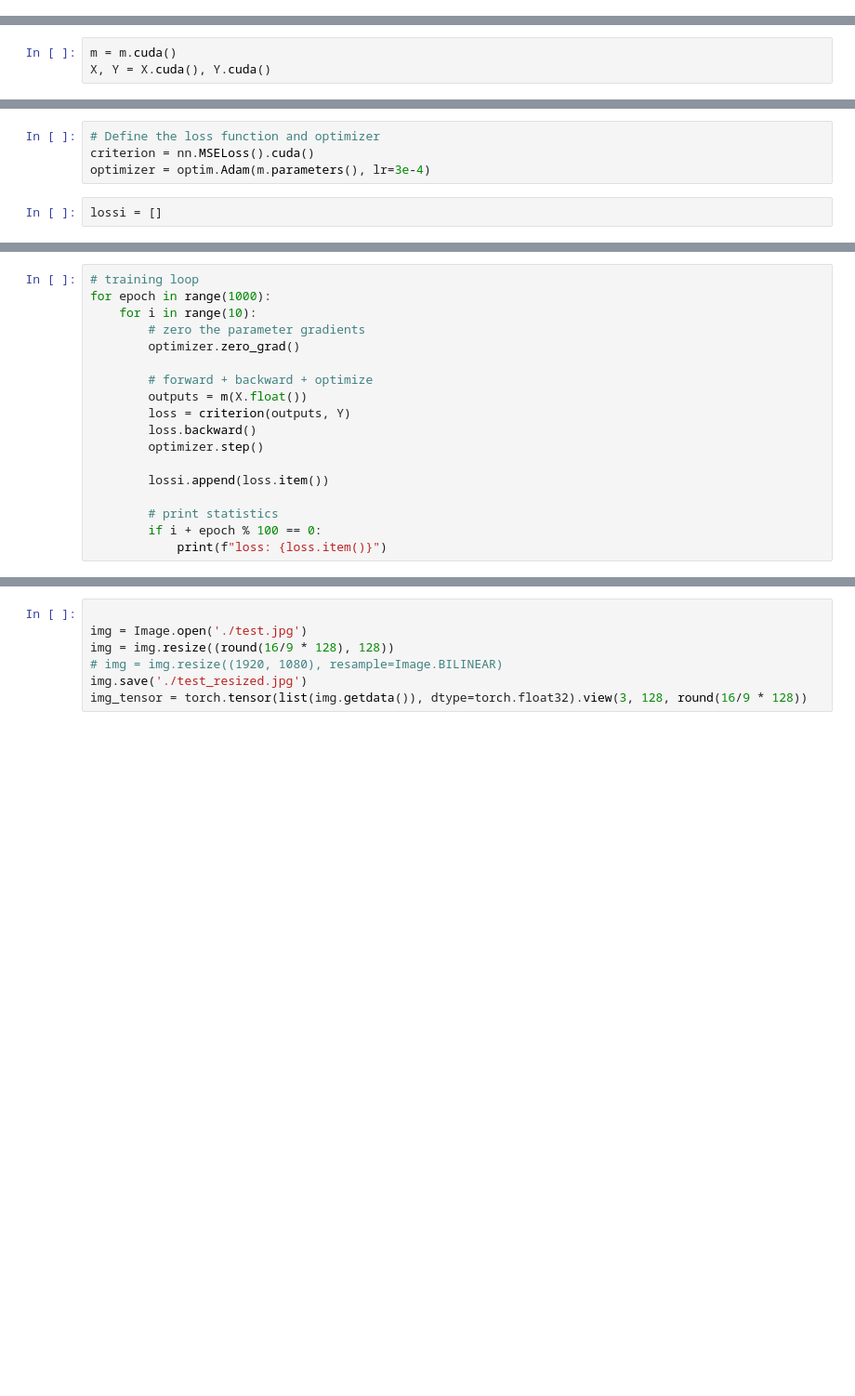
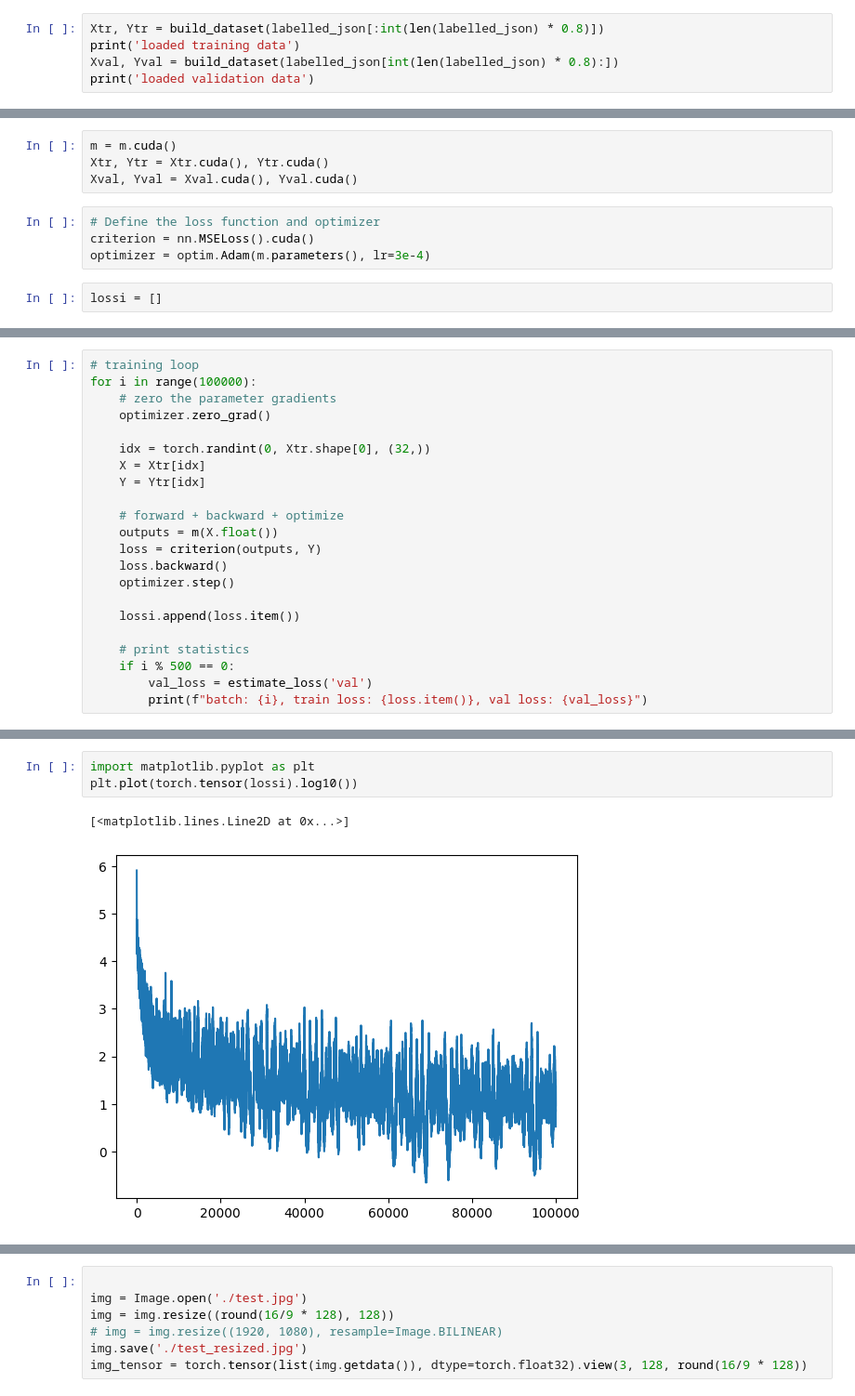
Before and after one commit to EvanChisholm1/trace, a Jupyter notebook: model.ipynb, the cells around one changed output, grey strips where cells are left out. Shown at 93% size. Saved outputs shown, nothing was run; the diff lists cells and outputs as text; blank space fills up the shorter version.

Commit message:
added prediciton script + updated training

```diff
--- a/model.ipynb
+++ b/model.ipynb
@@ -45,0 +35,5 @@ X, Y = build_dataset(labelled_json)
+# %%
+Xtr, Ytr = build_dataset(labelled_json[:int(len(labelled_json) * 0.8)])
+print('loaded training data')
+Xval, Yval = build_dataset(labelled_json[int(len(labelled_json) * 0.8):])
+print('loaded validation data')
@@ -94,6 +104,3 @@ class SimpleConvNet(nn.Module):
         return x
 
 m = SimpleConvNet()
-# %%
-m = m.cuda()
-X, Y = X.cuda(), Y.cuda()
@@ -100,3 +113,7 @@ X, Y = X.cuda(), Y.cuda()
+# %%
+m = m.cuda()
+Xtr, Ytr = Xtr.cuda(), Ytr.cuda()
+Xval, Yval = Xval.cuda(), Yval.cuda()
 # %%
 # Define the loss function and optimizer
 criterion = nn.MSELoss().cuda()
@@ -106,19 +144,23 @@ lossi = []
 # %%
 # training loop
-for epoch in range(1000):
-    for i in range(10):
-        # zero the parameter gradients
-        optimizer.zero_grad()
+for i in range(100000):
+    # zero the parameter gradients
+    optimizer.zero_grad()
 
-        # forward + backward + optimize
-        outputs = m(X.float())
-        loss = criterion(outputs, Y)
-        loss.backward()
-        optimizer.step()
+    idx = torch.randint(0, Xtr.shape[0], (32,))
+    X = Xtr[idx]
+    Y = Ytr[idx]
 
-        lossi.append(loss.item())
+    # forward + backward + optimize
+    outputs = m(X.float())
+    loss = criterion(outputs, Y)
+    loss.backward()
+    optimizer.step()
 
-        # print statistics
-        if i + epoch % 100 == 0:
-            print(f"loss: {loss.item()}")
+    lossi.append(loss.item())
+
+    # print statistics
+    if i % 500 == 0:
+        val_loss = estimate_loss('val')
+        print(f"batch: {i}, train loss: {loss.item()}, val loss: {val_loss}")
 # %% [output]
@@ -142,3 +184,9 @@ for epoch in range(1000):
+# %%
+import matplotlib.pyplot as plt
+plt.plot(torch.tensor(lossi).log10())
+# %% [output]
+[<matplotlib.lines.Line2D at 0x...>]
+[figure, added]
 # %%
 m(X[0].unsqueeze(0))
 # %% [output]
```
Also changed, not shown: parts of 9 cells of this notebook, 3 other files.
